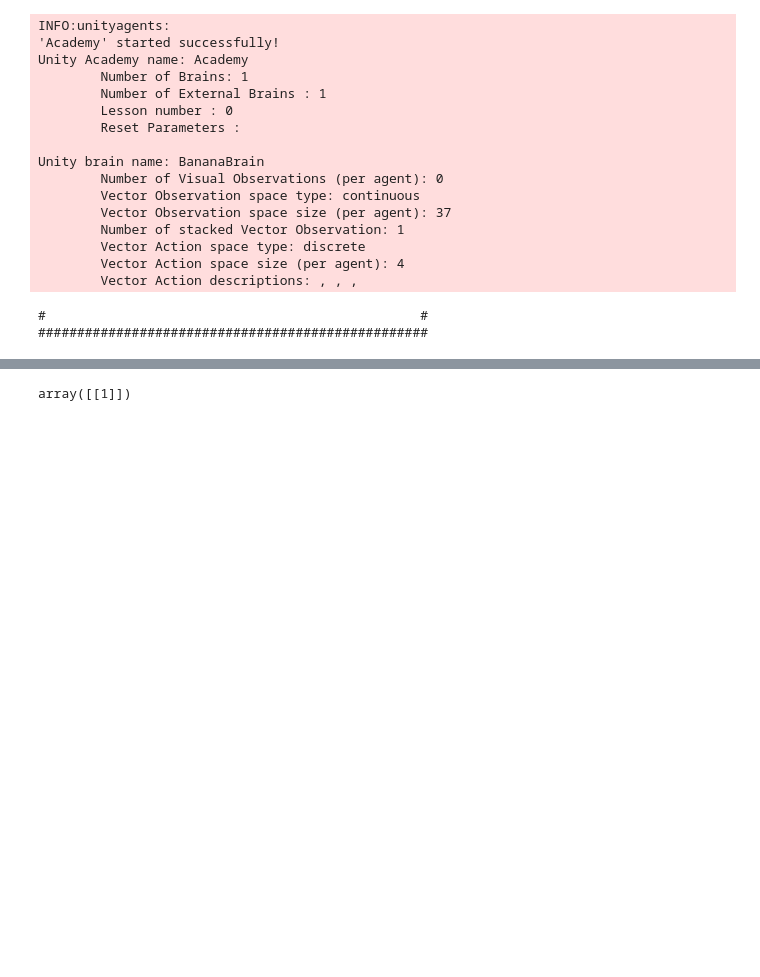
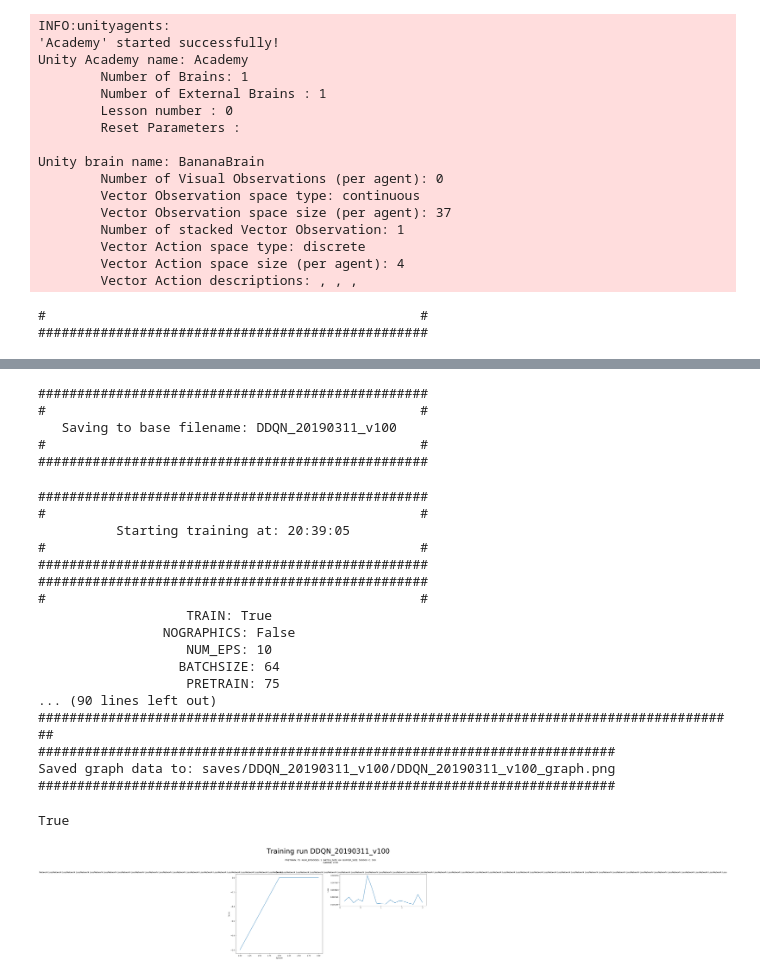
Before and after one commit to whiterabbitobj/Udacity-DeepRL, a Jupyter notebook: p1_navigation/DDQN_dev.ipynb, the cells around one changed output, grey strips where cells are left out. Cells and saved outputs as stored; diff of their text form; code cells hidden in the pictures; blank space fills up the shorter version.

Commit message:
reorganized DQN code is running, still debugging and going to do a full training session shortly

```diff
--- a/p1_navigation/DDQN_dev.ipynb
+++ b/p1_navigation/DDQN_dev.ipynb
@@ -10,8 +10,15 @@ import numpy as np
 from unityagents import UnityEnvironment
 from collections import deque
 import torchvision.transforms as T
+
+
+
+from agent import DQN_Agent
 from environment import Environment
-from agent import DQN_Agent
+from data_handling import Logger, Saver, gather_args
+
+
+
 class Args:
     def __init__(self):
         self.train = True
@@ -32,6 +39,10 @@ class Args:
         self.eval = False
         self.framework = "DDQN"
         self.prioritized_experience_replay = False
+        self.save_dir = "saves"
+        self.load_file = False
+        self.quiet = False
+        self.save_every = 2
 args = Args()
 def check_args():
     for arg in vars(args):
@@ -166,4 +76,0 @@ tensor([[2]])
-# %%
-n = np.random.randint(0,3, size=(1,1))
-# %% [output]
-array([[1]])
@@ -169,0 +116,3 @@ array([[1]])
+# %%
+args.pretrain = 75
+args.quiet = False
@@ -170,2 +138,37 @@ array([[1]])
+# %%
+env.reset()
+agent = DQN_Agent(env.state_size,
+                  env.action_size,
+                  args)
+
+saver = Saver(agent.framework, agent, args.save_dir, args.load_file)
+# %% [output]
+##################################################
+#                                                #
+   Saving to base filename: DDQN_20190311_v100
+#                                                #
+##################################################
+# %%
+train(agent, args, env, saver)
+# %% [output]
+##################################################
+#                                                #
+          Starting training at: 20:39:05
+#                                                #
+##################################################
+##################################################
+#                                                #
+                   TRAIN: True
+                NOGRAPHICS: False
+                   NUM_EPS: 10
+                  BATCHSIZE: 64
+                   PRETRAIN: 75
+... (90 lines left out)
+##########################################################################################
+##########################################################################
+Saved graph data to: saves/DDQN_20190311_v100/DDQN_20190311_v100_graph.png
+##########################################################################
+True
+[figure, added]
 # %%
 env.close()
```
Also changed, not shown: parts of 15 cells of this notebook, 5 other files.
